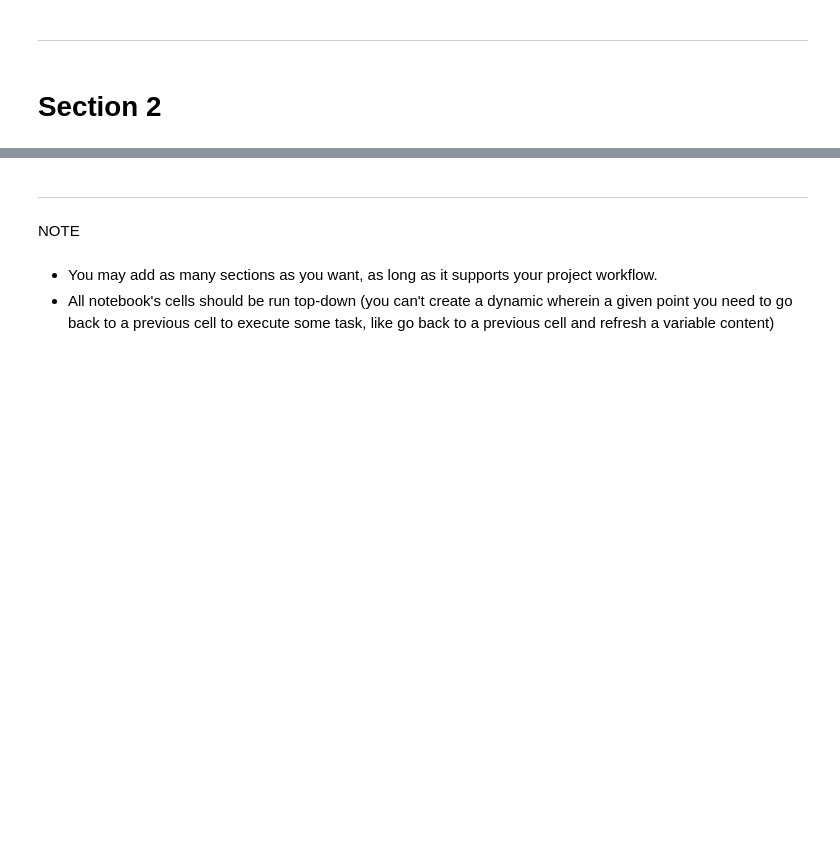
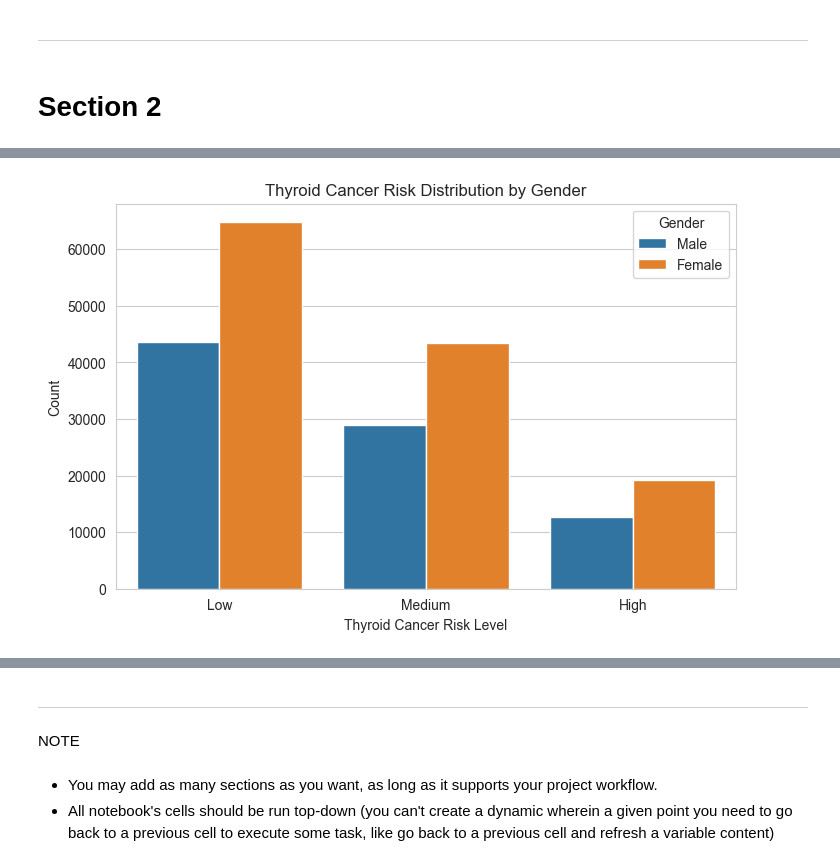
Before and after one commit to kenanwright1988/Thyroid-Risk-Analysis, a Jupyter notebook: jupyter_notebooks/Thyroid Risk Analysis.ipynb, the cells around one changed output, grey strips where cells are left out. Cells and saved outputs as stored; diff of their text form; code cells hidden in the pictures; blank space fills up the shorter version.

```diff
--- a/jupyter_notebooks/Thyroid Risk Analysis.ipynb
+++ b/jupyter_notebooks/Thyroid Risk Analysis.ipynb
@@ -201,0 +216,16 @@ Section 2 content
+# %%
+from statsmodels.miscmodels.ordinal_model import OrderedModel
+
+# Convert categorical variables to numerical values
+df['Thyroid_Cancer_Risk_Numeric'] = df['Thyroid_Cancer_Risk'].map({'Low': 1, 'Medium': 2, 'High': 3})
+df['Gender_Binary'] = df['Gender'].map({'Female': 1, 'Male': 0})
+
+# Define independent variables (without intercept)
+X_ordinal = df[['Age', 'Gender_Binary']]
+
+# Fit ordinal logistic regression model
+ordinal_model = OrderedModel(df['Thyroid_Cancer_Risk_Numeric'], X_ordinal, distr='logit')
+ordinal_result = ordinal_model.fit(method='bfgs')
+
+# Display the summary of results
+print(ordinal_result.summary())
@@ -201,0 +315,10 @@ Section 2 content
+# %%
+# Plot Gender Proportion in Thyroid Cancer Risk
+plt.figure(figsize=(8, 5))
+sns.countplot(x='Thyroid_Cancer_Risk', hue='Gender', data=df)
+plt.title("Thyroid Cancer Risk Distribution by Gender")
+plt.xlabel("Thyroid Cancer Risk Level")
+plt.ylabel("Count")
+plt.show()
+# %% [output]
+[figure, added]
```
Also changed, not shown: parts of 24 cells of this notebook, 2 other files.
